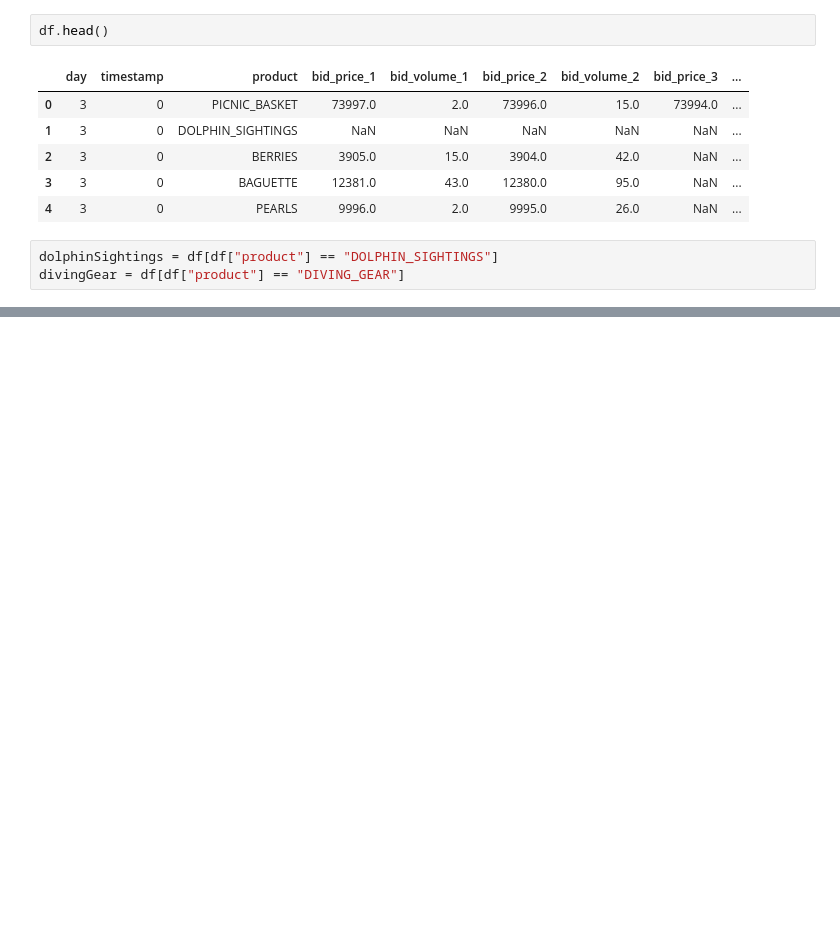
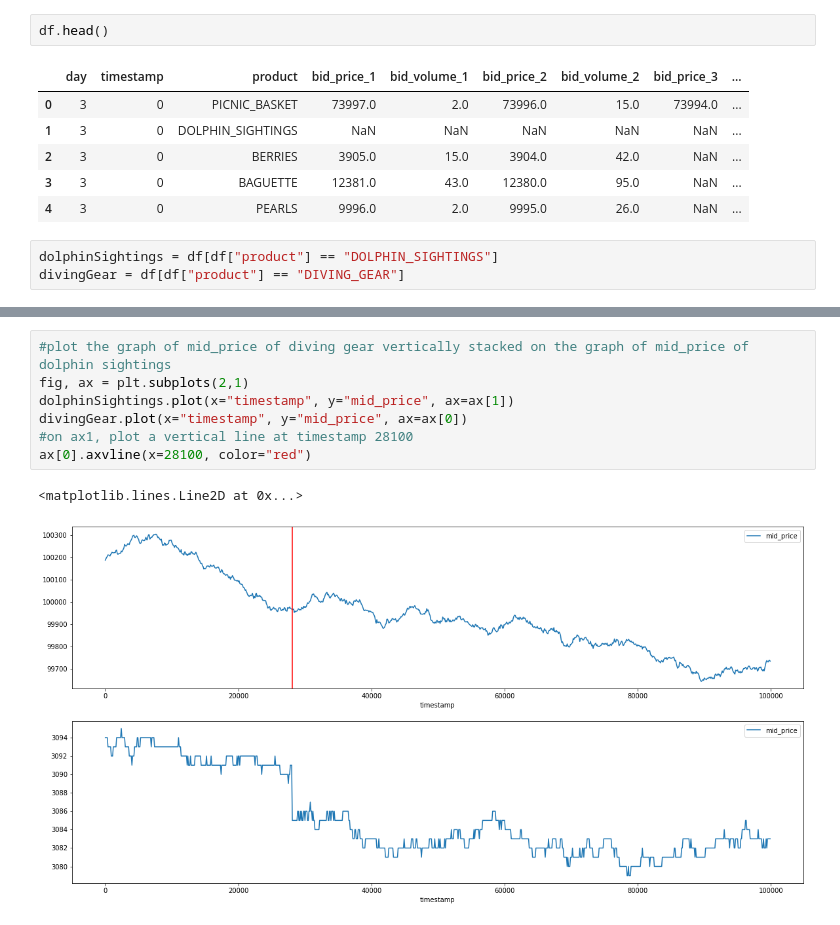
Before and after one commit to adiv413/dmvs-finest-imc, a Jupyter notebook: Round 4/dolphin analysis/dolphin_analysis.ipynb, the cells around one changed output, grey strips where cells are left out. Cells and saved outputs as stored; diff of their text form; blank space fills up the shorter version.

```diff
--- a/Round 4/dolphin analysis/dolphin_analysis.ipynb
+++ b/Round 4/dolphin analysis/dolphin_analysis.ipynb
@@ -24,0 +52,10 @@ dolphinSightings["absDelta"] = dolphinSightings["delta"].abs()
+# %%
+#plot the graph of mid_price of diving gear vertically stacked on the graph of mid_price of dolphin sightings
+fig, ax = plt.subplots(2,1)
+dolphinSightings.plot(x="timestamp", y="mid_price", ax=ax[1])
+divingGear.plot(x="timestamp", y="mid_price", ax=ax[0])
+#on ax1, plot a vertical line at timestamp 28100
+ax[0].axvline(x=28100, color="red")
+# %% [output]
+<matplotlib.lines.Line2D at 0x...>
+[figure, added]
```
Also changed, not shown: parts of 4 cells of this notebook, 1 other file.
